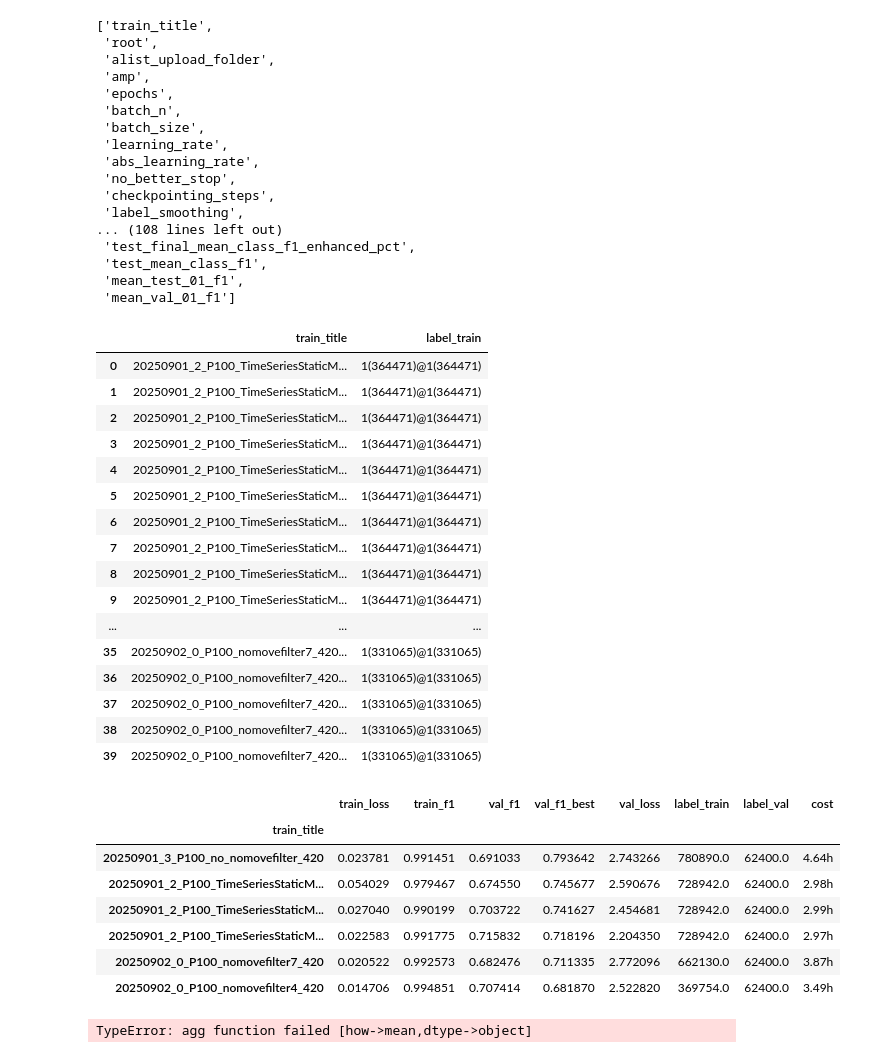
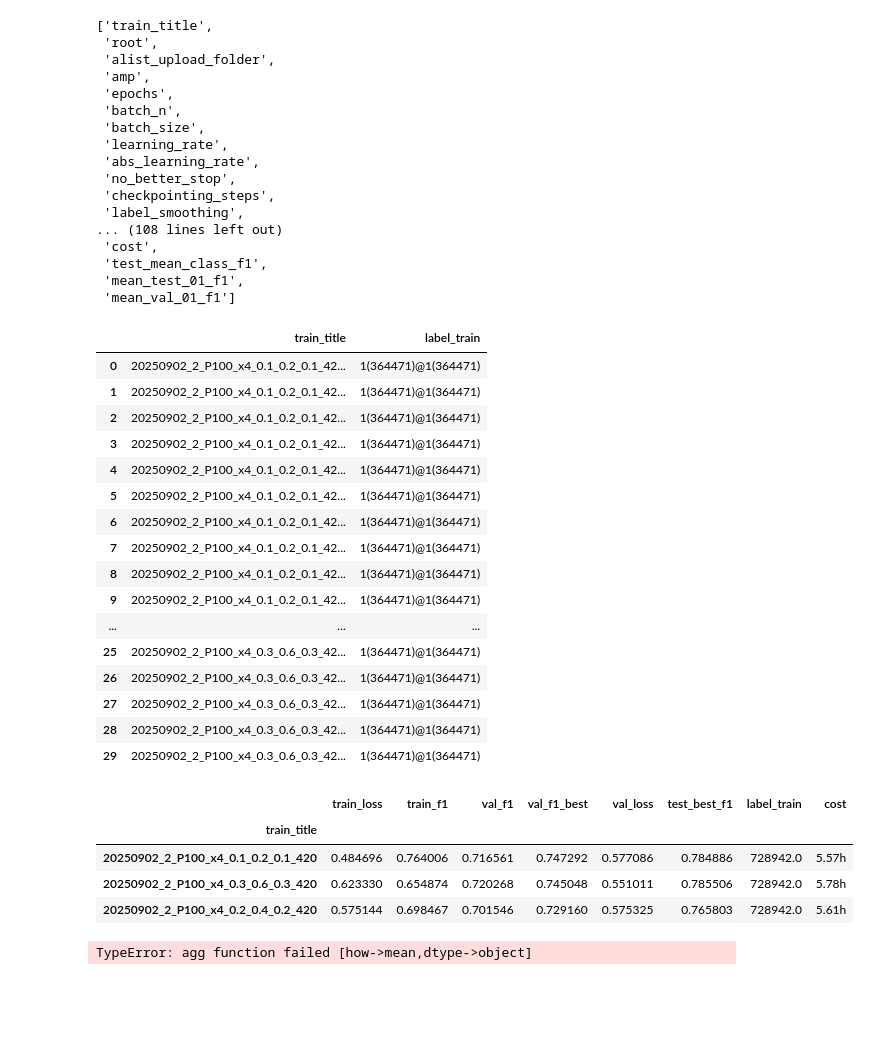
Before and after one commit to lhiqwj173/dl_helper, a Jupyter notebook: notebook/训练result汇总.ipynb, the cells around one changed output. Saved outputs shown, nothing was run; the diff lists cells and outputs as text; code cells hidden in the pictures; blank space fills up the shorter version.

Commit message:
20250902_2_dropout2 延长epochs

```diff
--- a/notebook/训练result汇总.ipynb
+++ b/notebook/训练result汇总.ipynb
@@ -41,7 +41,9 @@ folders = [
     # r'D:\code\forecast_model\notebook\20250901_2_smaller',
     # r'D:\code\forecast_model\notebook\20250901_3_no_nomovefilter',
     # r'D:\code\forecast_model\notebook\20250902_0_nomovefilter',
-    r'D:\code\forecast_model\notebook\20250902_1_dropout',
+    # r'D:\code\forecast_model\notebook\20250902_1_dropout',
+    # r'D:\code\forecast_model\notebook\20250902_3_smaller',
+    r'D:\code\forecast_model\notebook\20250902_2_dropout2',
     ]
 # %%
 data = pd.DataFrame()
@@ -154,7 +156,7 @@ list(data)
  'checkpointing_steps',
  'label_smoothing',
 ... (108 lines left out)
- 'test_final_mean_class_f1_enhanced_pct',
+ 'cost',
  'test_mean_class_f1',
  'mean_test_01_f1',
  'mean_val_01_f1']
@@ -162,70 +164,68 @@ list(data)
 data[['train_title', 'label_train']]
 # %% [output]
 |  | train_title | label_train |
-| 0 | 20250901_2_P100_TimeSeriesStaticM... | 1(364471)@1(364471) |
-| 1 | 20250901_2_P100_TimeSeriesStaticM... | 1(364471)@1(364471) |
-| 2 | 20250901_2_P100_TimeSeriesStaticM... | 1(364471)@1(364471) |
-| 3 | 20250901_2_P100_TimeSeriesStaticM... | 1(364471)@1(364471) |
-| 4 | 20250901_2_P100_TimeSeriesStaticM... | 1(364471)@1(364471) |
-| 5 | 20250901_2_P100_TimeSeriesStaticM... | 1(364471)@1(364471) |
-| 6 | 20250901_2_P100_TimeSeriesStaticM... | 1(364471)@1(364471) |
-| 7 | 20250901_2_P100_TimeSeriesStaticM... | 1(364471)@1(364471) |
-| 8 | 20250901_2_P100_TimeSeriesStaticM... | 1(364471)@1(364471) |
-| 9 | 20250901_2_P100_TimeSeriesStaticM... | 1(364471)@1(364471) |
+| 0 | 20250902_2_P100_x4_0.1_0.2_0.1_42... | 1(364471)@1(364471) |
+| 1 | 20250902_2_P100_x4_0.1_0.2_0.1_42... | 1(364471)@1(364471) |
+| 2 | 20250902_2_P100_x4_0.1_0.2_0.1_42... | 1(364471)@1(364471) |
+| 3 | 20250902_2_P100_x4_0.1_0.2_0.1_42... | 1(364471)@1(364471) |
+| 4 | 20250902_2_P100_x4_0.1_0.2_0.1_42... | 1(364471)@1(364471) |
+| 5 | 20250902_2_P100_x4_0.1_0.2_0.1_42... | 1(364471)@1(364471) |
+| 6 | 20250902_2_P100_x4_0.1_0.2_0.1_42... | 1(364471)@1(364471) |
+| 7 | 20250902_2_P100_x4_0.1_0.2_0.1_42... | 1(364471)@1(364471) |
+| 8 | 20250902_2_P100_x4_0.1_0.2_0.1_42... | 1(364471)@1(364471) |
+| 9 | 20250902_2_P100_x4_0.1_0.2_0.1_42... | 1(364471)@1(364471) |
 | ... | ... | ... |
-| 35 | 20250902_0_P100_nomovefilter7_420... | 1(331065)@1(331065) |
-| 36 | 20250902_0_P100_nomovefilter7_420... | 1(331065)@1(331065) |
-| 37 | 20250902_0_P100_nomovefilter7_420... | 1(331065)@1(331065) |
-| 38 | 20250902_0_P100_nomovefilter7_420... | 1(331065)@1(331065) |
-| 39 | 20250902_0_P100_nomovefilter7_420... | 1(331065)@1(331065) |
+| 25 | 20250902_2_P100_x4_0.3_0.6_0.3_42... | 1(364471)@1(364471) |
+| 26 | 20250902_2_P100_x4_0.3_0.6_0.3_42... | 1(364471)@1(364471) |
+| 27 | 20250902_2_P100_x4_0.3_0.6_0.3_42... | 1(364471)@1(364471) |
+| 28 | 20250902_2_P100_x4_0.3_0.6_0.3_42... | 1(364471)@1(364471) |
+| 29 | 20250902_2_P100_x4_0.3_0.6_0.3_42... | 1(364471)@1(364471) |
 # %%
 # 多seed平均
 key_col_name = ['train_f1']
 key_col_name = ['train_loss', 'train_f1', 'val_f1', 'val_f1_best', 'val_loss', 'test_best_f1', 'label_train']
-key_col_name = ['train_loss', 'train_f1', 'val_f1', 'val_f1_best', 'val_loss', 'label_train', 'label_val']
+# key_col_name = ['train_loss', 'train_f1', 'val_f1', 'val_f1_best', 'val_loss', 'label_train', 'label_val']
 
 d = data.loc[:, key_col_name + ['cost']]
 d['train_title'] = data['train_title'].apply(lambda x: '_'.join([i for i in x.split('_') if 'seed' not in i]))
 d['label_train'] = d['label_train'].apply(lambda x:int(x.split('@')[-1][2:-1])*2)
-d['label_val'] = d['label_val'].apply(lambda x:int(x.split('@')[-1][2:-1])*2)
+if 'label_val' in list(d):
+    d['label_val'] = d['label_val'].apply(lambda x:int(x.split('@')[-1][2:-1])*2)
 
 # 只考察 final
 _match_bool = data['train_title'].apply(lambda x: 'final' in x or ('final' not in x and 'best' not in x))
 d = d.loc[_match_bool]
 # 去除 final/best 的标记
 d['train_title'] = d['train_title'].apply(lambda x: x.replace('_final', '').replace('_best', ''))
 
 # # 关键字过滤 白名单
 # keys = ['bc']
 # _match_key_bool = data['train_title'].apply(lambda x: any([k in x for k in keys]))
 # d = d.loc[_match_key_bool]
 # 关键字过滤 黑名单
 keys = ['wd0.0001', 'wd0.001']
 _match_key_bool = data['train_title'].apply(lambda x: all([k not in x for k in keys]))
 d = d.loc[_match_key_bool]
 
 # # 根据 idx 区分类别
 # # 用于未区分title的情况
 # _cls = d['train_title'].apply(lambda x: [(int(i.replace('IDX', '')) % 3) for i in x.split('_') if 'IDX' in i][0])
 # _cls = _cls.apply(lambda x: ['nomove30', 'nomove50', 'nomove70'][x])
 # d['train_title'] = d['train_title'].apply(lambda x: '_'.join([i for i in x.split('_') if 'IDX' not in i])) + '_' + _cls
 
 # title 已经区分
 d['train_title'] = d['train_title'].apply(lambda x: '_'.join([i for i in x.split('_') if 'IDX' not in i]))
 
 d['cost'] = d['cost'].apply(lambda x: float(x.replace('h', '')))
 d = d.groupby('train_title').mean()
 d['cost'] = d['cost'].apply(lambda x: str(round(x,2)) + 'h')
 d.sort_values('val_f1_best',ascending=False)
 # %% [output]
-|  | train_loss | train_f1 | val_f1 | val_f1_best | val_loss | label_train | label_val | cost |
+|  | train_loss | train_f1 | val_f1 | val_f1_best | val_loss | test_best_f1 | label_train | cost |
 | train_title |  |  |  |  |  |  |  |  |
-| 20250901_3_P100_no_nomovefilter_420 | 0.023781 | 0.991451 | 0.691033 | 0.793642 | 2.743266 | 780890.0 | 62400.0 | 4.64h |
-| 20250901_2_P100_TimeSeriesStaticM... | 0.054029 | 0.979467 | 0.674550 | 0.745677 | 2.590676 | 728942.0 | 62400.0 | 2.98h |
-| 20250901_2_P100_TimeSeriesStaticM... | 0.027040 | 0.990199 | 0.703722 | 0.741627 | 2.454681 | 728942.0 | 62400.0 | 2.99h |
-| 20250901_2_P100_TimeSeriesStaticM... | 0.022583 | 0.991775 | 0.715832 | 0.718196 | 2.204350 | 728942.0 | 62400.0 | 2.97h |
-| 20250902_0_P100_nomovefilter7_420 | 0.020522 | 0.992573 | 0.682476 | 0.711335 | 2.772096 | 662130.0 | 62400.0 | 3.87h |
-| 20250902_0_P100_nomovefilter4_420 | 0.014706 | 0.994851 | 0.707414 | 0.681870 | 2.522820 | 369754.0 | 62400.0 | 3.49h |
+| 20250902_2_P100_x4_0.1_0.2_0.1_420 | 0.484696 | 0.764006 | 0.716561 | 0.747292 | 0.577086 | 0.784886 | 728942.0 | 5.57h |
+| 20250902_2_P100_x4_0.3_0.6_0.3_420 | 0.623330 | 0.654874 | 0.720268 | 0.745048 | 0.551011 | 0.785506 | 728942.0 | 5.78h |
+| 20250902_2_P100_x4_0.2_0.4_0.2_420 | 0.575144 | 0.698467 | 0.701546 | 0.729160 | 0.575325 | 0.765803 | 728942.0 | 5.61h |
 # %%
 # 多IDX平均
 key_col_name = 'val_f1'
```
Also changed, not shown: parts of 1 cell of this notebook, 6 other files.
